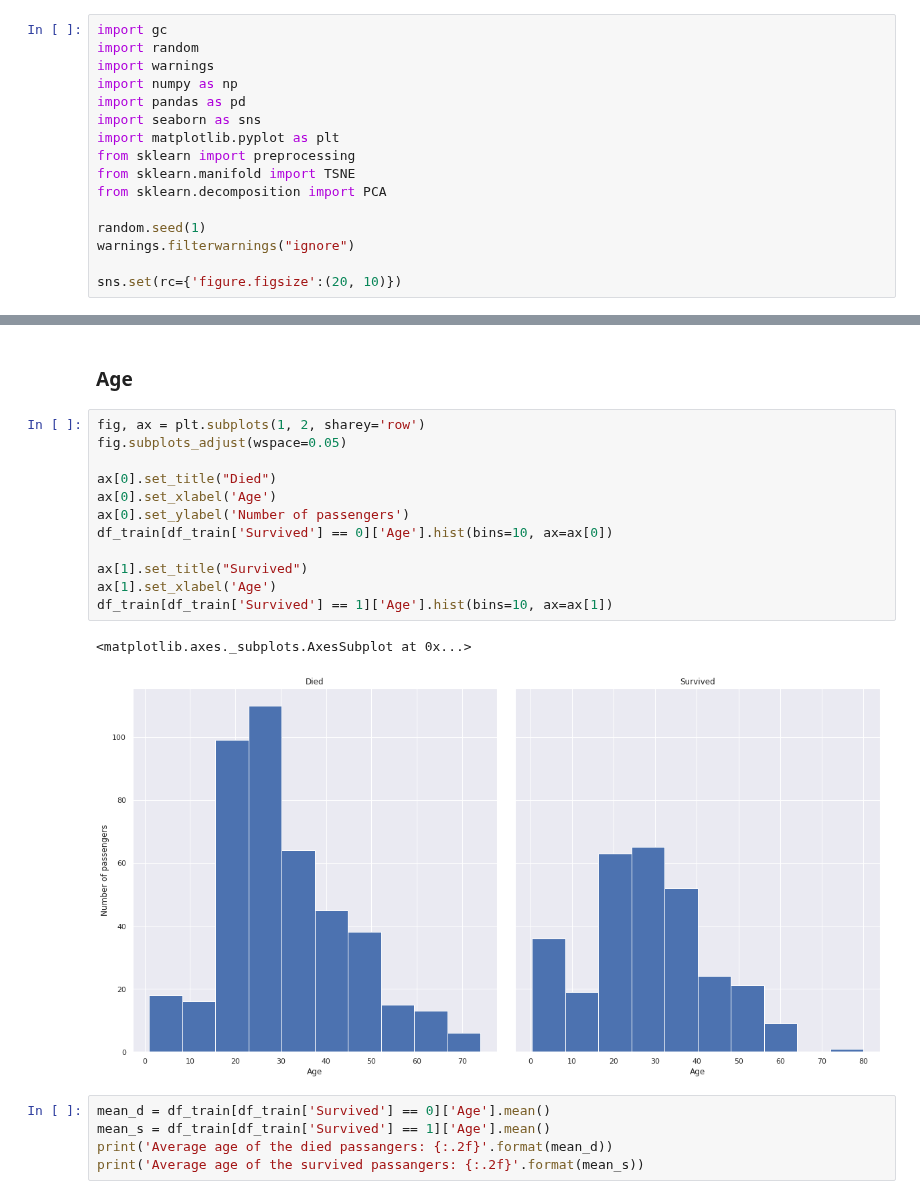
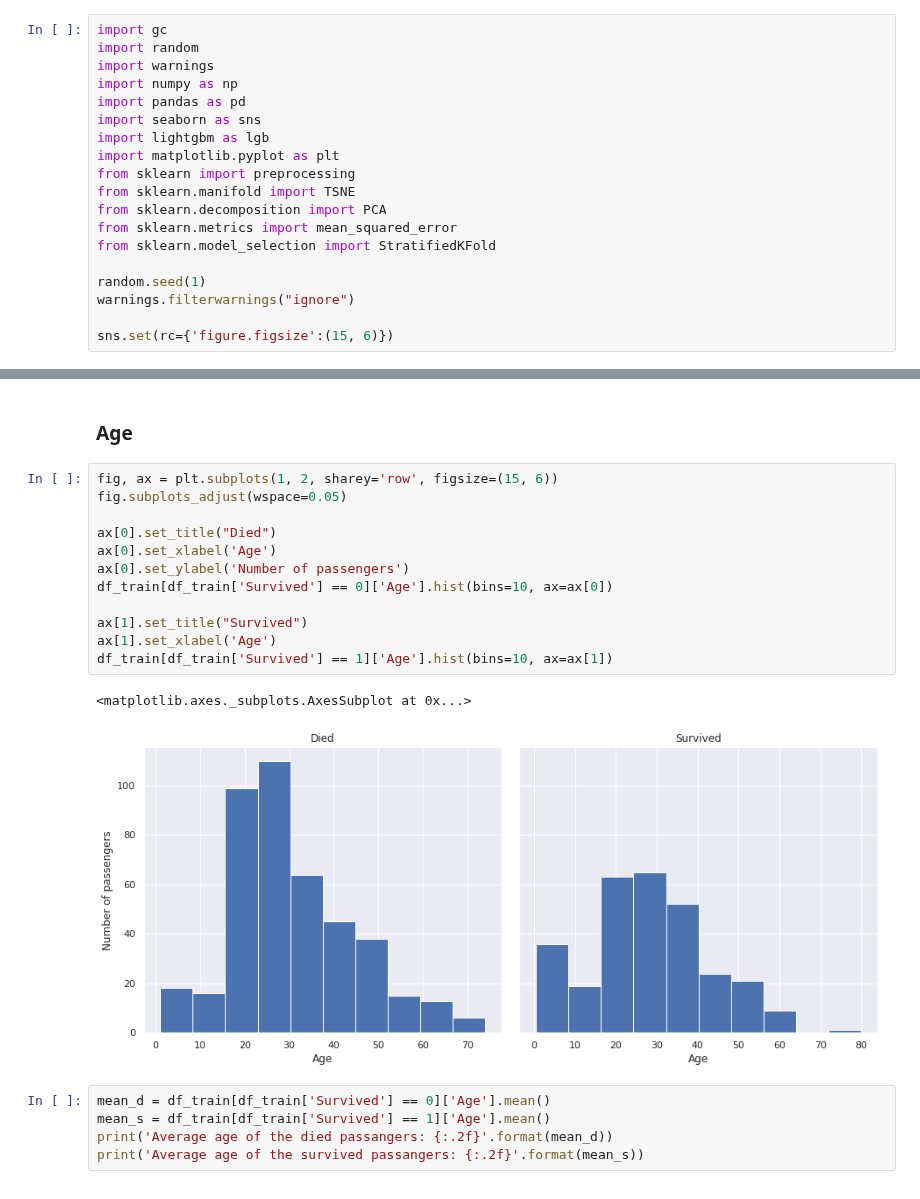
Before and after one commit to Zol-S/kaggle, a Jupyter notebook: Titanic Machine Learning from Disaster/1.1_EDA.ipynb, the cells around one changed output, grey strips where cells are left out. Saved outputs shown, nothing was run; the diff lists cells and outputs as text.

Commit message:
Added LightGBM to EDA
Added LightGBM to EDA

```diff
--- a/Titanic Machine Learning from Disaster/1.1_EDA.ipynb
+++ b/Titanic Machine Learning from Disaster/1.1_EDA.ipynb
@@ -37,15 +37,18 @@ import warnings
 import numpy as np
 import pandas as pd
 import seaborn as sns
+import lightgbm as lgb
 import matplotlib.pyplot as plt
 from sklearn import preprocessing
 from sklearn.manifold import TSNE
 from sklearn.decomposition import PCA
+from sklearn.metrics import mean_squared_error
+from sklearn.model_selection import StratifiedKFold
 
 random.seed(1)
 warnings.filterwarnings("ignore")
 
-sns.set(rc={'figure.figsize':(20, 10)})
+sns.set(rc={'figure.figsize':(15, 6)})
 # %%
 def reduce_memory_usage(df, verbose=True):
     numerics = ['int16', 'int32', 'int64', 'float16', 'float32', 'float64']
@@ -133,20 +136,20 @@ dtype: int64
 # %% [markdown]
 ### Age
 # %%
-fig, ax = plt.subplots(1, 2, sharey='row')
+fig, ax = plt.subplots(1, 2, sharey='row', figsize=(15, 6))
 fig.subplots_adjust(wspace=0.05)
 
 ax[0].set_title("Died")
 ax[0].set_xlabel('Age')
 ax[0].set_ylabel('Number of passengers')
 df_train[df_train['Survived'] == 0]['Age'].hist(bins=10, ax=ax[0])
 
 ax[1].set_title("Survived")
 ax[1].set_xlabel('Age')
 df_train[df_train['Survived'] == 1]['Age'].hist(bins=10, ax=ax[1])
 # %% [output]
 <matplotlib.axes._subplots.AxesSubplot at 0x...>
-[figure, old version]
+[figure, new version]
 # %%
 mean_d = df_train[df_train['Survived'] == 0]['Age'].mean()
 mean_s = df_train[df_train['Survived'] == 1]['Age'].mean()
```
Also changed, not shown: parts of 32 cells of this notebook, 1 other file.
